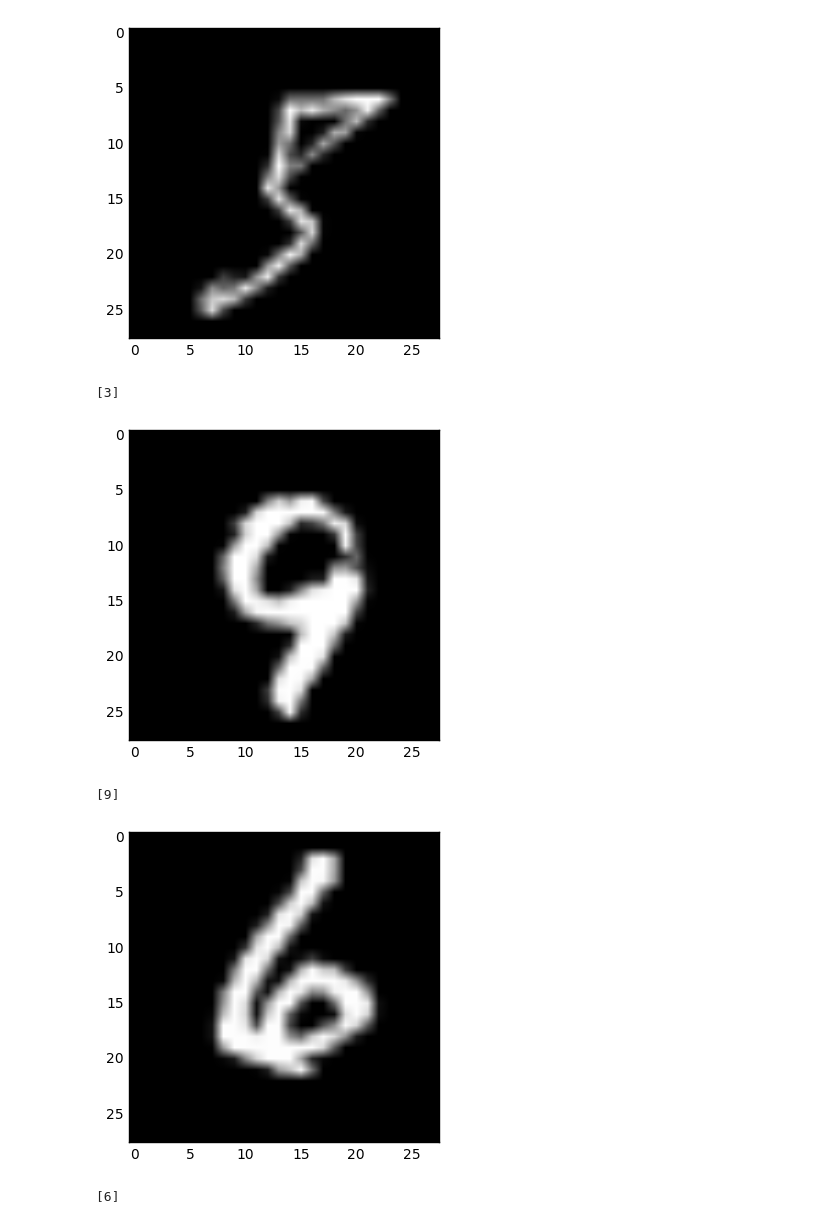
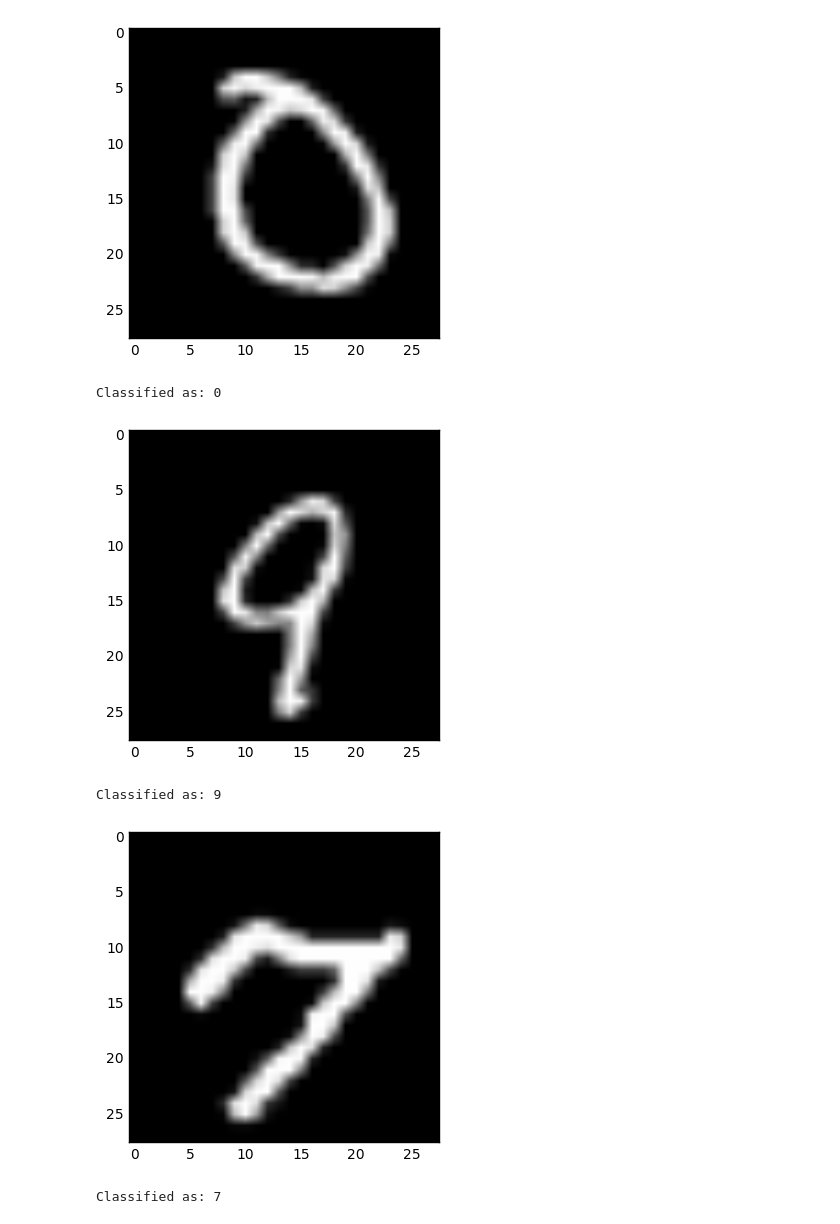
Before and after one commit to cilliand/Machine-Learning, a Jupyter notebook: TensorFlow/TensorFlow.ipynb, the cells around one changed output. Cells and saved outputs as stored; diff of their text form; code cells hidden in the pictures.

```diff
--- a/TensorFlow/TensorFlow.ipynb
+++ b/TensorFlow/TensorFlow.ipynb
@@ -38,20 +73,20 @@ for i in range(10000):
 # %%
 import matplotlib.pyplot as plt
-for i in range(14):
-    batch = mnist.train.next_batch(1)
+for i in range(20):
+    batch = mnist.test.next_batch(1)
     plotData = batch[0]
     plotData = plotData.reshape(28, 28)
-    #plt.gray() # use this line if you don't want to see it in color
+    plt.gray() # use this line if you don't want to see it in color
     plt.imshow(plotData)
     plt.show()
 
     answer = sess.run(Y, feed_dict={X: batch[0]})
     x  = sess.run(tf.argmax(answer, 1))
-    print(x)
+    print("Classified as: {:d}".format(x[0]))
 # %% [output]
-[figure, old version]
+[figure, new version]
-[3]
+Classified as: 0
-[figure, old version]
+[figure, new version]
-[9]
+Classified as: 9
-[figure, old version]
+[figure, new version]
-[6]
+Classified as: 7
```
Also changed, not shown: parts of 6 cells of this notebook.
